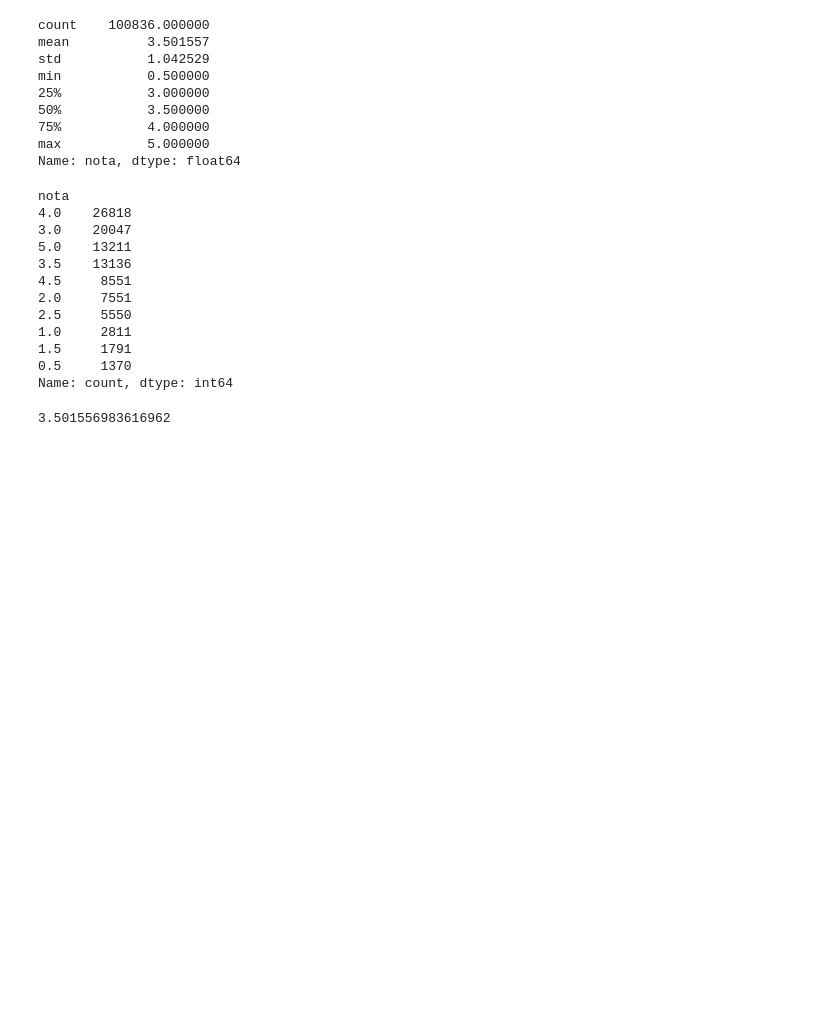
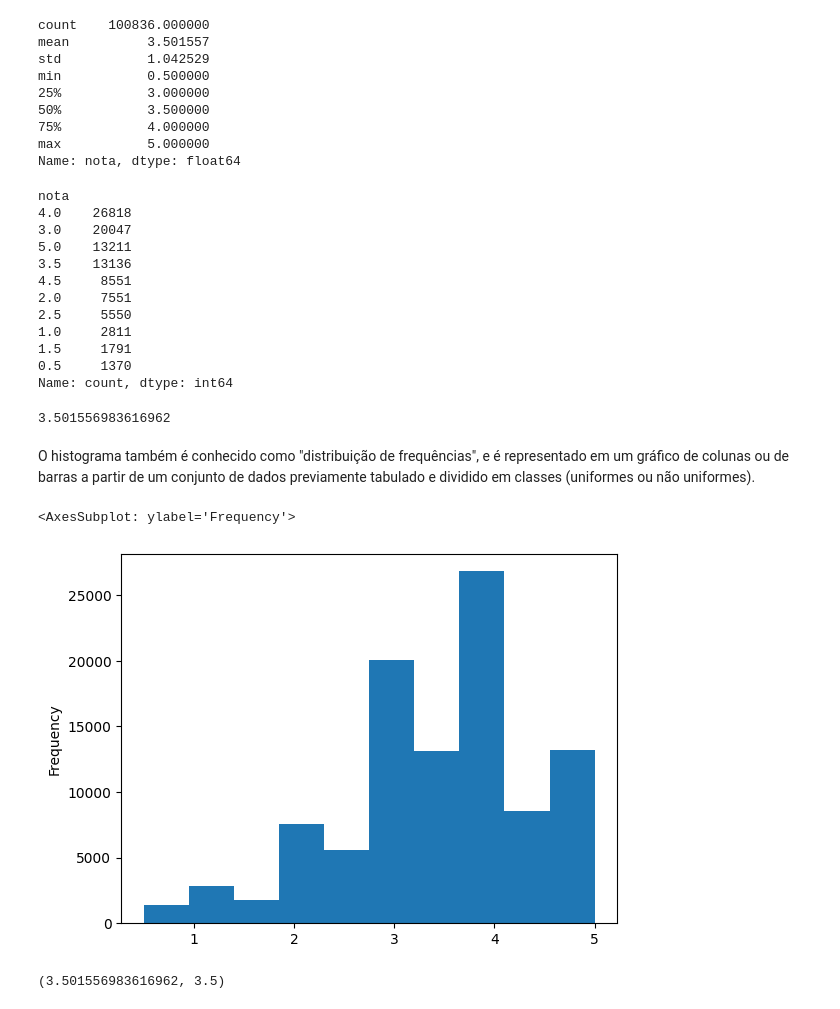
Before and after one commit to Jarthorius/introducao-a-data-science, a Jupyter notebook: Introdução_a_Data_Science.ipynb, the cells around one changed output. Saved outputs shown, nothing was run; the diff lists cells and outputs as text; code cells hidden in the pictures; blank space fills up the shorter version.

Commit message:
Finalizando curso de visualização de dados

```diff
--- a/Introdução_a_Data_Science.ipynb
+++ b/Introdução_a_Data_Science.ipynb
@@ -62,3 +62,15 @@ Name: count, dtype: int64
 notas['nota'].mean()
 # %% [output]
 3.501556983616962
+# %% [markdown]
+O histograma também é conhecido como "distribuição de frequências", e é representado em um gráfico de colunas ou de barras a partir de um conjunto de dados previamente tabulado e dividido em classes (uniformes ou não uniformes).
+# %%
+# notas.nota.hist()
+notas.nota.plot(kind='hist')
+# %% [output]
+<AxesSubplot: ylabel='Frequency'>
+[figure, added]
+# %%
+notas['nota'].mean(), notas['nota'].median()
+# %% [output]
+(3.501556983616962, 3.5)
```
Also changed, not shown: parts of 64 cells of this notebook.
